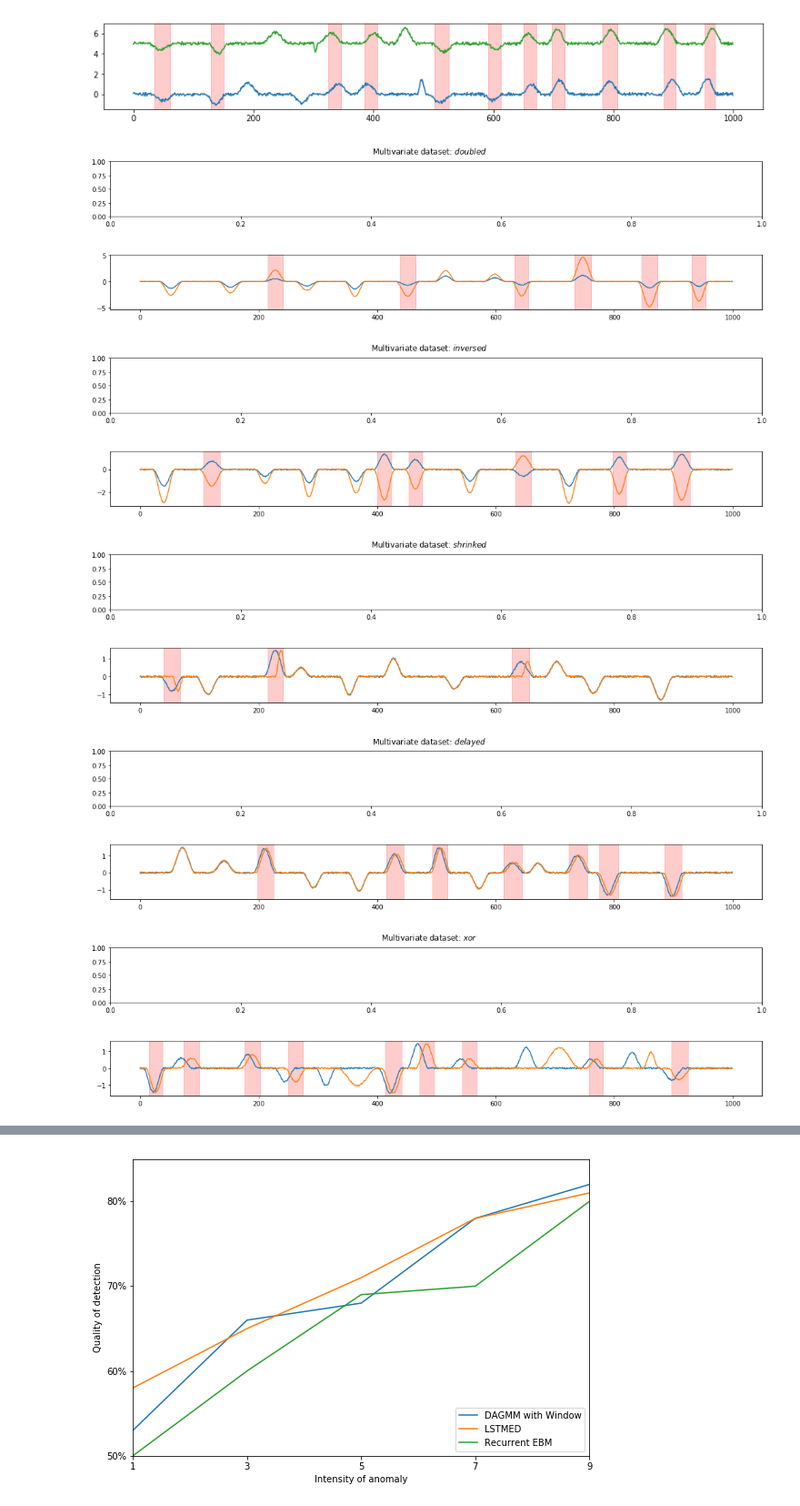
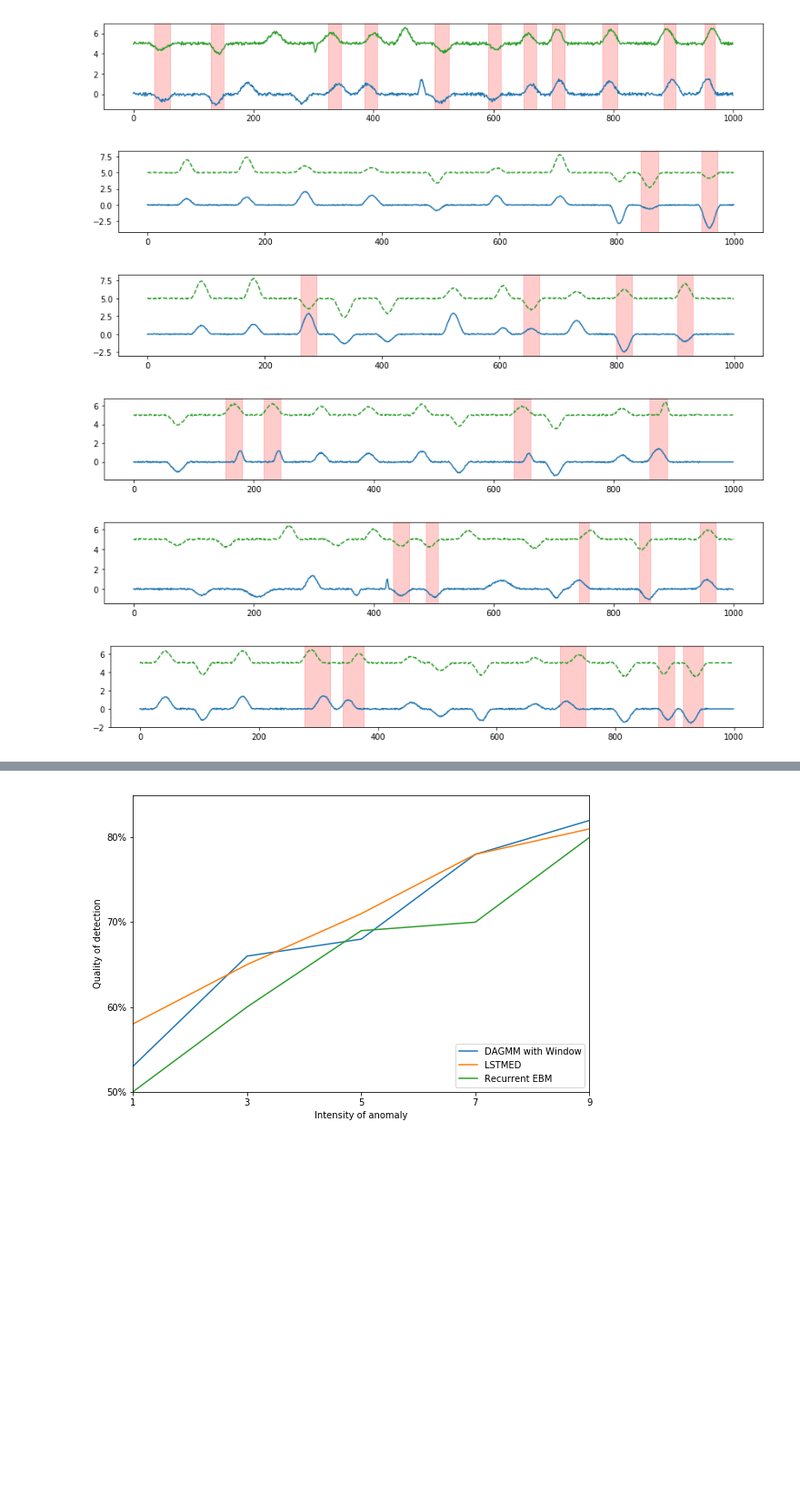
Before and after one commit to KDD-OpenSource/DeepADoTS, a Jupyter notebook: notebooks/3.0-tk-data-generation.ipynb, the cells around one changed output, grey strips where cells are left out. Shown at 91% size. Cells and saved outputs as stored; diff of their text form; code cells hidden in the pictures; blank space fills up the shorter version.

```diff
--- a/notebooks/3.0-tk-data-generation.ipynb
+++ b/notebooks/3.0-tk-data-generation.ipynb
@@ -47,40 +47,40 @@ fig.savefig('fixed-xor-labelling.pdf')
 [figure]
 # %%
 def plot_dataset(X_train, X_test, y_test, title, show_legend=False):
-    fig, axes = plt.subplots(2, 1, figsize=(15, 4))
+    fig, ax = plt.subplots(1, 1, figsize=(12, 2))
     # X_train.rename(columns={0: 'Dimension 1', 1: 'Dimension 2'}).plot(ax=axes[0], legend=show_legend)
-    X_test.rename(columns={0: 'Dimension 1', 1: 'Dimension 2'}).plot(ax=axes[1], legend=show_legend)
+    X_test[0].plot(ax=ax, legend=show_legend, color='C0', linestyle='-')
+    X_test[1].plot(ax=ax, legend=show_legend, color='C2', linestyle='--')
     # Same range for all plots
 #     axes[0].set_ylim((-5, 6))
 #     axes[1].set_ylim((-5, 6))
 
     starts = np.arange(0, len(y_test))[(y_test == 1) & (y_test.shift(1) == 0)]
     ends = np.arange(0, len(y_test))[(y_test == 1) & (y_test.shift(-1) == 0)]
     for start_idx, end_idx in zip(starts, ends):
-        axes[1].axvspan(start_idx, end_idx, alpha=0.2, color='red')
+        ax.axvspan(start_idx, end_idx, alpha=0.2, color='red')
 
     fig.tight_layout()
 
     # Avoid overlapping title and axis labels
     fig.subplots_adjust(top=0.9, hspace=0.7)
     fig.savefig(f'Multivariate-Dataset-{title}.pdf')
-    fig.suptitle(rf'Multivariate dataset: ${title}$')
+    # fig.suptitle(rf'Multivariate dataset: ${title}$')
 
 def generate_and_plot_dataset(dim2_name):
-    dataset = MultivariateAnomalyFunction.get_multivariate_dataset(length=1000, method=dim2_name)
+    dataset = MultivariateAnomalyFunction.get_multivariate_dataset(length=1000, method=dim2_name, values_range=(0, 5), test_pollution=0.4)
     X_train, y_train, X_test, y_test = dataset.data()
     plot_dataset(X_train, X_test, y_test, dim2_name)
 
 generate_and_plot_dataset('doubled')
 generate_and_plot_dataset('inversed')
 generate_and_plot_dataset('shrinked')
+generate_and_plot_dataset('xor')
 generate_and_plot_dataset('delayed')
-generate_and_plot_dataset('xor')
-
 generate_and_plot_dataset('delayed_missing')
 # %% [output]
-[figure, old version]
+[figure, new version]
-[figure, old version]
+[figure, new version]
-[figure, old version]
+[figure, new version]
-[figure, old version]
+[figure, new version]
-[figure, old version]
+[figure, new version]
```
Also changed, not shown: parts of 1 cell of this notebook, 2 other files.
